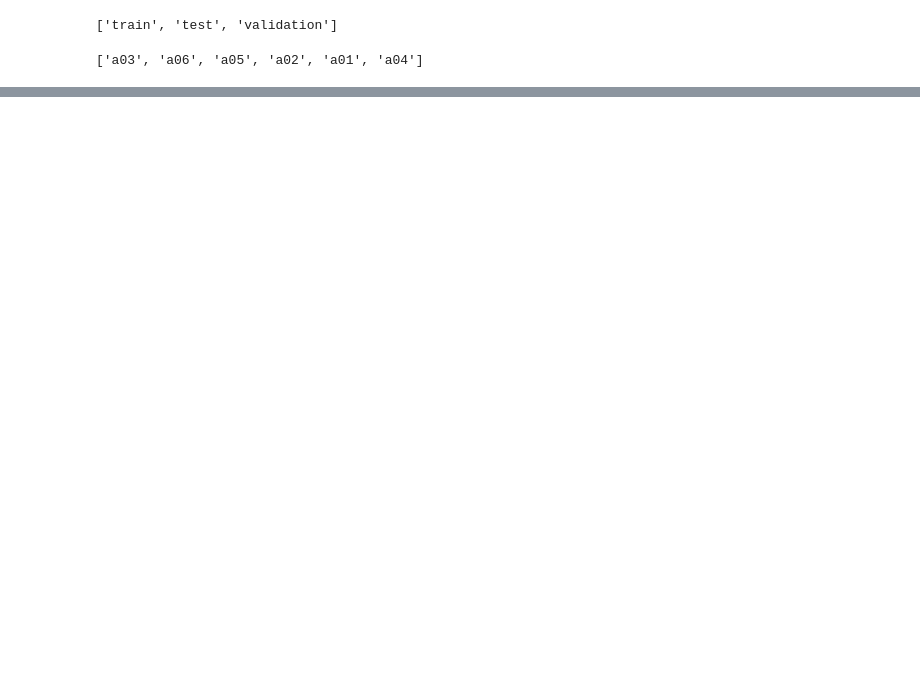
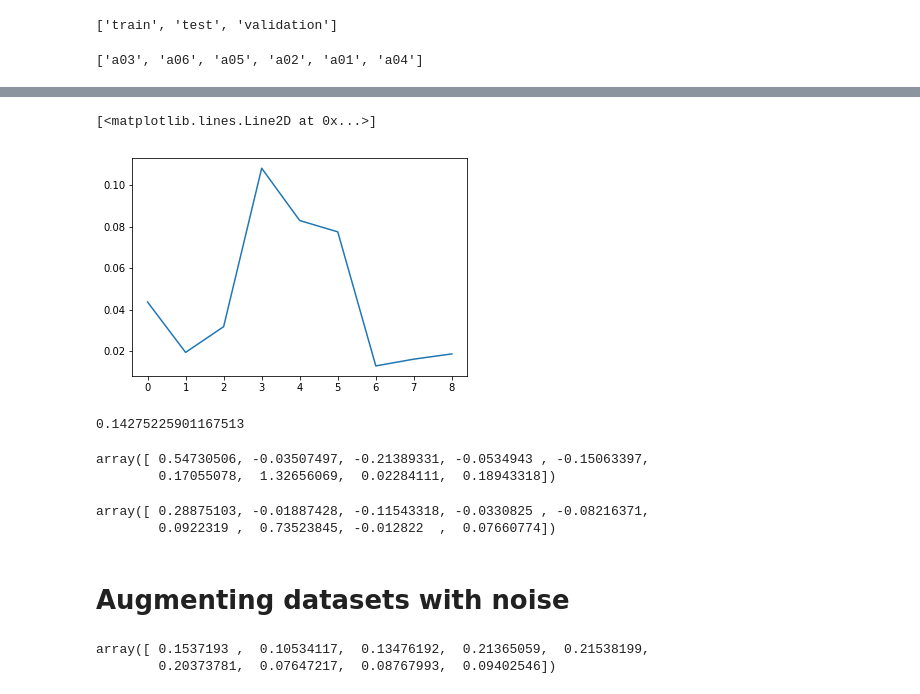
Before and after one commit to etoestja/inf, a Jupyter notebook: mipt/s8/DeepLearning/3/augment.ipynb, the cells around one changed output, grey strips where cells are left out. Cells and saved outputs as stored; diff of their text form; code cells hidden in the pictures; blank space fills up the shorter version.

```diff
--- a/mipt/s8/DeepLearning/3/augment.ipynb
+++ b/mipt/s8/DeepLearning/3/augment.ipynb
@@ -81,0 +80,26 @@ i += 1
+# %%
+plt.plot(std_train.mean(axis=0))
+# %% [output]
+[<matplotlib.lines.Line2D at 0x...>]
+[figure, added]
+# %%
+np.mean(std_)
+# %% [output]
+0.14275225901167513
+# %%
+mean_test
+# %% [output]
+array([ 0.54730506, -0.03507497, -0.21389331, -0.0534943 , -0.15063397,
+        0.17055078,  1.32656069,  0.02284111,  0.18943318])
+# %%
+mean_train.mean(axis = 0)
+# %% [output]
+array([ 0.28875103, -0.01887428, -0.11543318, -0.0330825 , -0.08216371,
+        0.0922319 ,  0.73523845, -0.012822  ,  0.07660774])
+# %% [markdown]
+# Augmenting datasets with noise
+# %%
+std_
+# %% [output]
+array([ 0.1537193 ,  0.10534117,  0.13476192,  0.21365059,  0.21538199,
+        0.20373781,  0.07647217,  0.08767993,  0.09402546])
```
Also changed, not shown: parts of 15 cells of this notebook, 3 other files.
